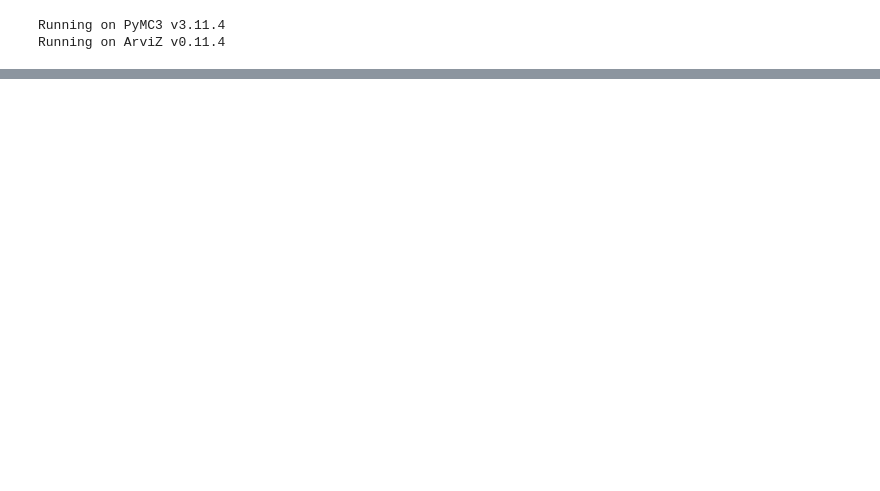
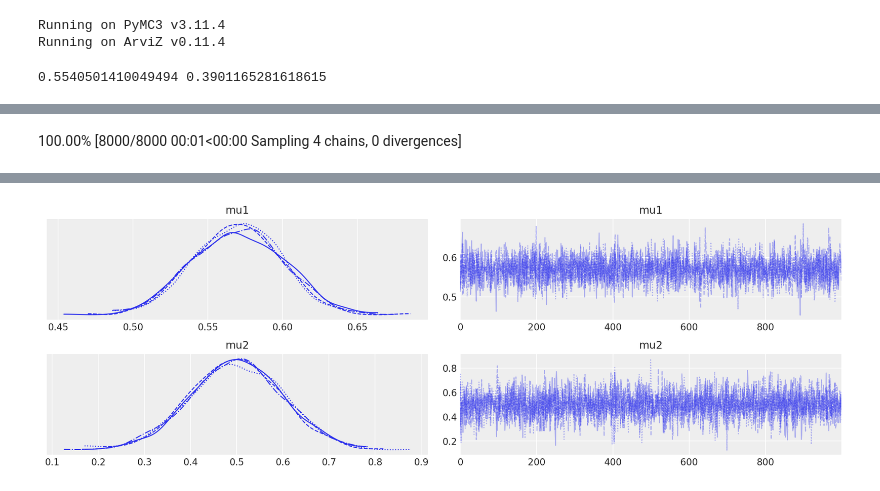
Before and after one commit to jadkins99/bandits, a Jupyter notebook: bandits/pymc3Test.ipynb, the cells around one changed output, grey strips where cells are left out. Cells and saved outputs as stored; diff of their text form; code cells hidden in the pictures; blank space fills up the shorter version.

```diff
--- a/bandits/pymc3Test.ipynb
+++ b/bandits/pymc3Test.ipynb
@@ -17,3 +18,38 @@ print(f"Running on ArviZ v{az.__version__}")
 # %% [output]
 Running on PyMC3 v3.11.4
 Running on ArviZ v0.11.4
+# %%
+# model specification
+k = 2
+T = 20
+expectation_mu1 = 0.6
+expectation_mu2 = 0.5
+N_0 = 10
+sd = 0.1
+prior_1 = pm.Normal.dist(expectation_mu1,sd)
+prior_2 = pm.Normal.dist(expectation_mu2,sd)
+mu1_real = prior_1.random()
+mu2_real = prior_2.random()
+bandit1_real = pm.Normal.dist(mu1_real,sd)
+bandit2_real = pm.Normal.dist(mu2_real,sd)
+#init sampling
+history1 = bandit1_real.random(size=N_0)
+history2 = []
+print(mu1_real,mu2_real)
+# %% [output]
+0.5540501410049494 0.3901165281618615
+# %%
+basic_model = pm.Model()
+with basic_model:
+
+    # Priors for unknown model parameters
+    mu1 = pm.Normal("mu1", mu=expectation_mu1, sigma=sd)
+    mu2 = pm.Normal("mu2", mu=expectation_mu2, sigma=sd)
+
+    bandit1 = pm.Normal("bandit1",mu=mu1,sigma=sd,observed= history1)
+    bandit2 = pm.Normal("bandit2",mu=mu2,sigma=sd,observed= history2)
+
+    # draw 1000 posterior samples
+    trace = pm.sample(1000)
+az.plot_trace(trace);
+# %% [output]
@@ -19,0 +73 @@ Running on ArviZ v0.11.4
+100.00% [8000/8000 00:01<00:00 Sampling 4 chains, 0 divergences]
@@ -19,0 +86 @@ Running on ArviZ v0.11.4
+[figure, added]
```
Also changed, not shown: parts of 8 cells of this notebook.
